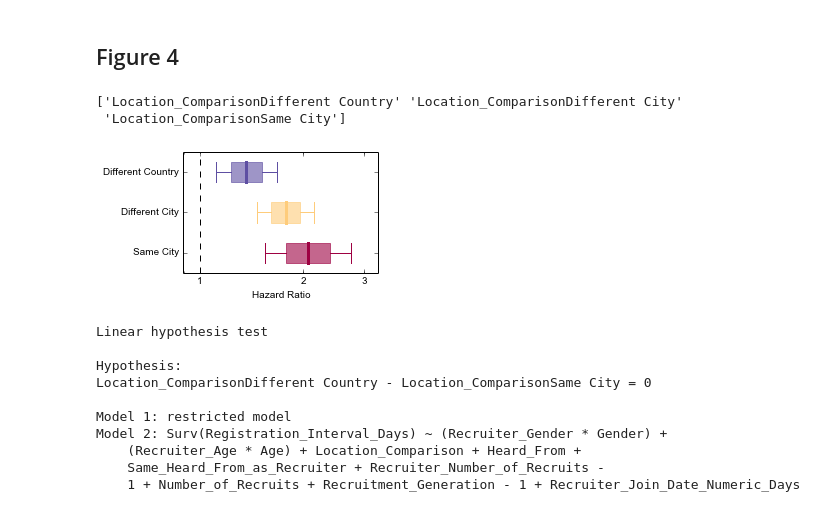
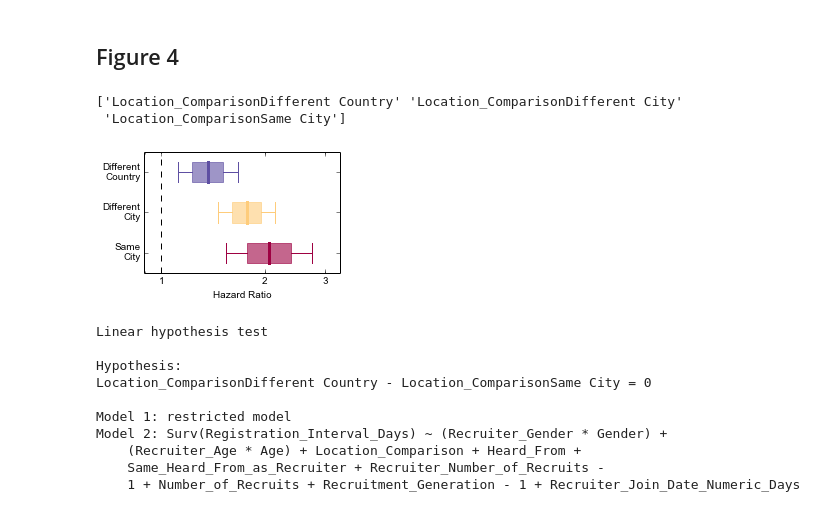
Before and after one commit to jeffalstott/Langley, a Jupyter notebook: Langley_Model.ipynb, the cells around one changed output. Drawn from its saved outputs; the diff is of its cells as text; code cells hidden in the pictures.

```diff
--- a/Langley_Model.ipynb
+++ b/Langley_Model.ipynb
@@ -531,22 +543,22 @@ Figure 4
 # %%
 figwidth = 3.5
 
 fig = figure(figsize=(figwidth, figwidth/1.618))
 
 ax = fig.add_subplot(111)
-l = ['Different Country', 'Different City', 'Same City']
+l = ['Different\nCountry', 'Different\nCity', 'Same\nCity']
 ax = Langleyboxplot([13,12,14], label=l, ax=ax)
 #ax.set_xticklabels([ax.get_xlim()[0], 1, ax.get_xlim()[1]])
 ax.set_xticks([1, 2, 3])
 ax.get_xaxis().set_major_formatter(matplotlib.ticker.ScalarFormatter())
 
 #title("Figure %i"%fn)
 fn+=1
 figures.append(fig)
 # %% [output]
 ['Location_ComparisonDifferent Country' 'Location_ComparisonDifferent City'
  'Location_ComparisonSame City']
-[figure, old version]
+[figure, new version]
 # %%
 %%R -o q
 hypothesis = "Location_ComparisonDifferent Country - Location_ComparisonSame City"
```
Also changed, not shown: parts of 4 cells of this notebook, 1 other file.
